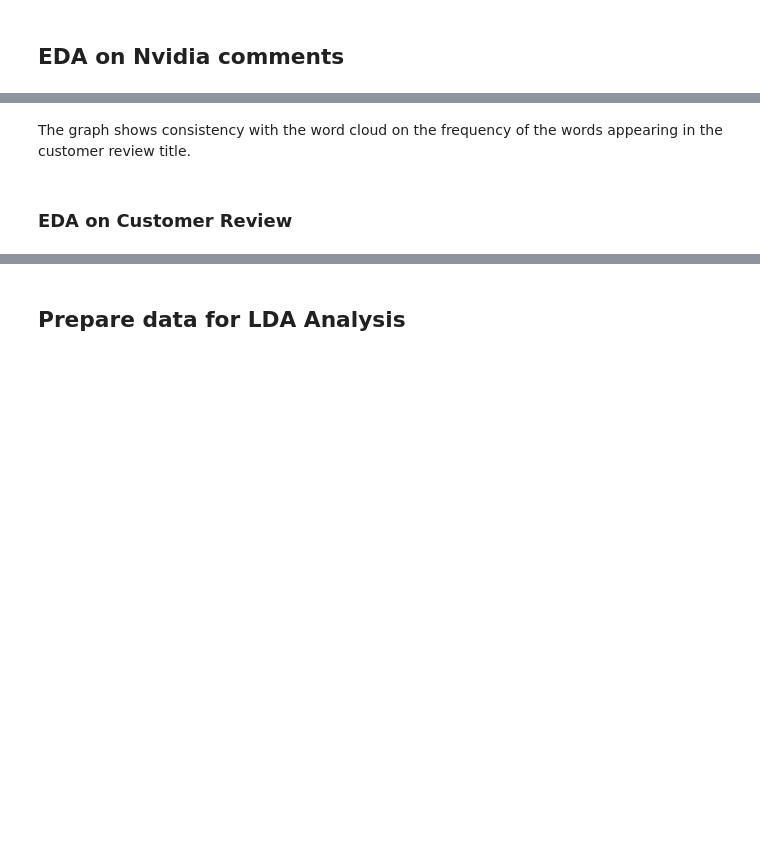
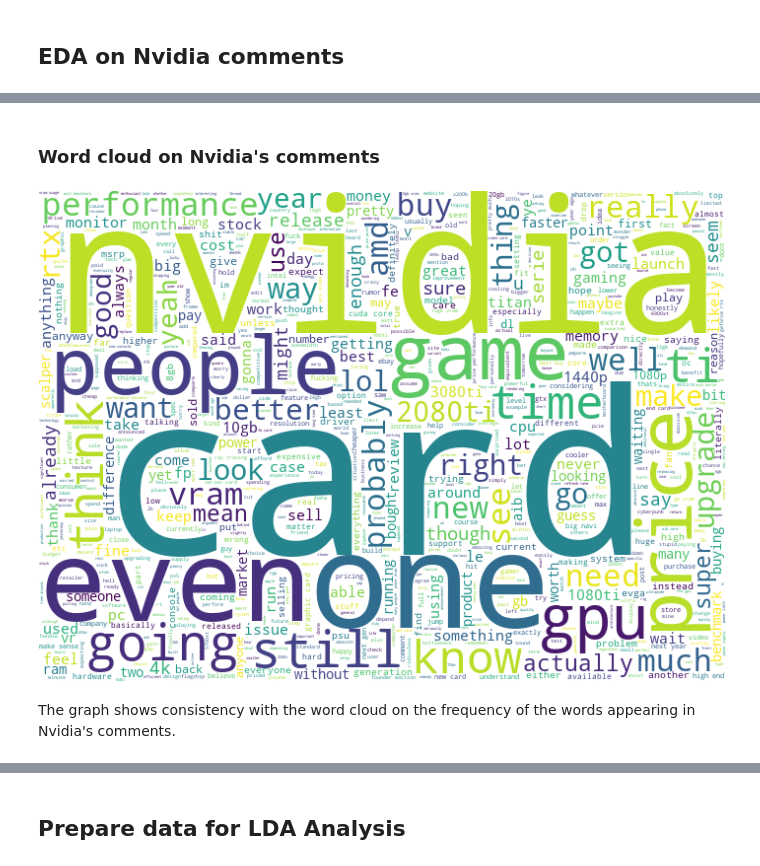
Before and after one commit to kumereshN/dsiprojects, a Jupyter notebook: capstone/01_Capstone_Data_Extraction_Reddit.ipynb, the cells around one changed output, grey strips where cells are left out. Cells and saved outputs as stored; diff of their text form; code cells hidden in the pictures; blank space fills up the shorter version.

```diff
--- a/capstone/01_Capstone_Data_Extraction_Reddit.ipynb
+++ b/capstone/01_Capstone_Data_Extraction_Reddit.ipynb
@@ -609,2 +732,17 @@ Based on the word cloud, it seems that consumers are mostly satisfied with their
+# %% [markdown]
+### Word cloud on Nvidia's comments
+# %%
+# Word cloud on Nvi's comments
+nvidia_string = " ".join(nvidia_df['Reddit comments'])
+
+# Create a WordCloud object
+wordcloud = WordCloud(background_color="white", max_words=5000,
+                      contour_width=5, contour_color='steelblue', width=700, height=500)
+wordcloud.generate(nvidia_string)
+
+# Visualize the word cloud
+wordcloud.to_image()
+# %% [output]
+[figure, added]
 # %% [markdown]
-The graph shows consistency with the word cloud on the frequency of the words appearing in the customer review title.
+The graph shows consistency with the word cloud on the frequency of the words appearing in Nvidia's comments.
@@ -614,2 +748,0 @@ The graph shows consistency with the word cloud on the frequency of the words ap
-# %% [markdown]
-### EDA on Customer Review
```
Also changed, not shown: parts of 30 cells of this notebook.
